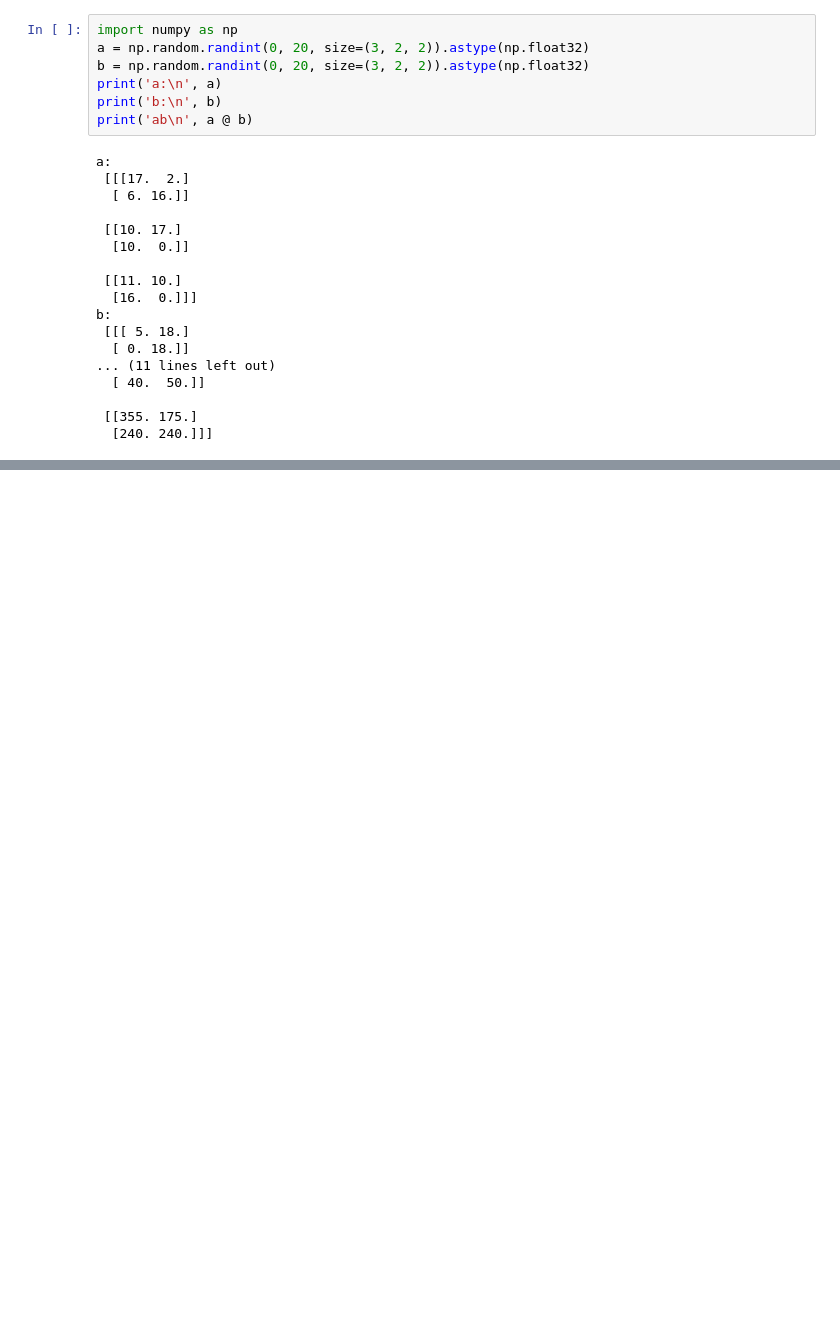
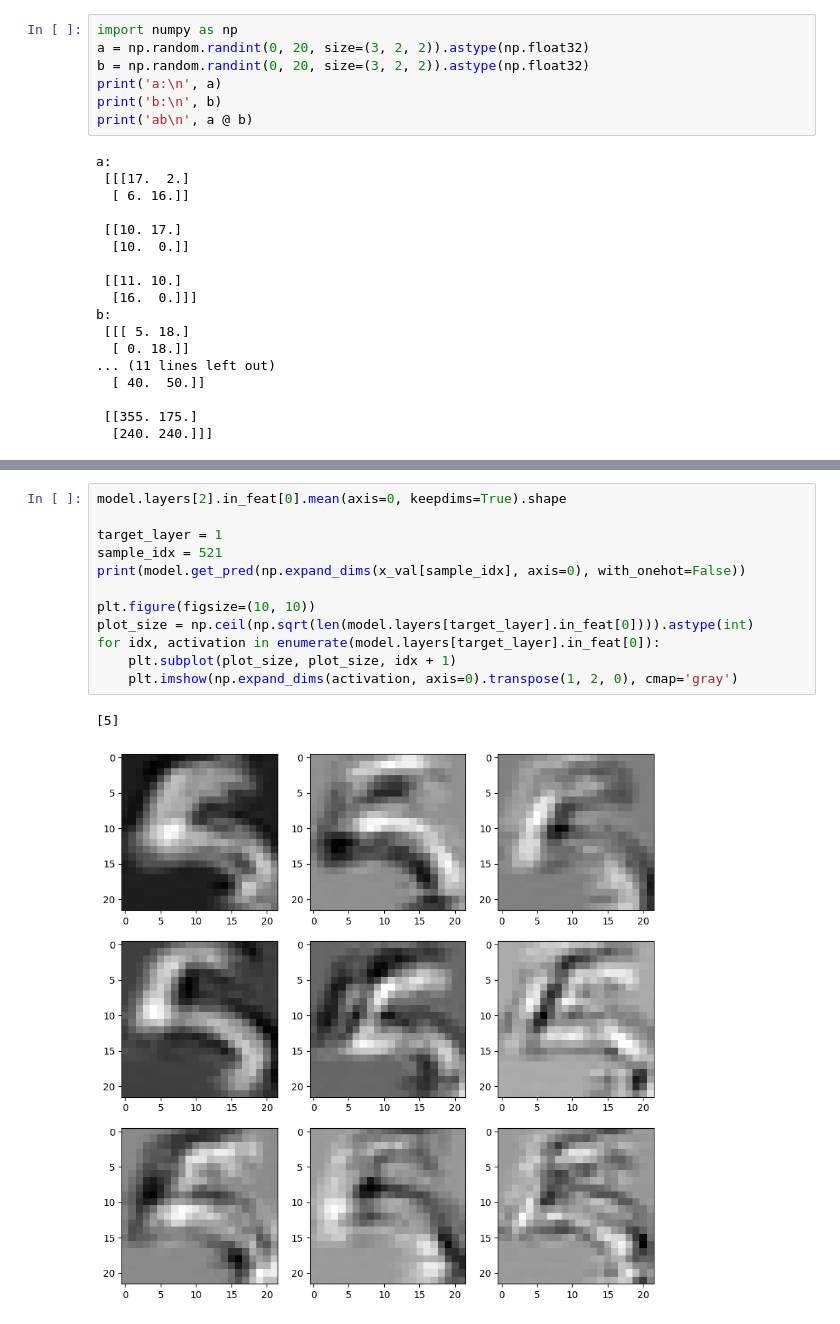
Before and after one commit to eddy0117/NN-From-Scratch, a Jupyter notebook: conv_implement.ipynb, the cells around one changed output, grey strips where cells are left out. Drawn from its saved outputs; the diff is of its cells as text; blank space fills up the shorter version.

```diff
--- a/conv_implement.ipynb
+++ b/conv_implement.ipynb
@@ -489,0 +610,15 @@ plt.imshow(model.layers[0].w[0, 0], cmap='gray')
+# %%
+model.layers[2].in_feat[0].mean(axis=0, keepdims=True).shape
+
+target_layer = 1
+sample_idx = 521
+print(model.get_pred(np.expand_dims(x_val[sample_idx], axis=0), with_onehot=False))
+
+plt.figure(figsize=(10, 10))
+plot_size = np.ceil(np.sqrt(len(model.layers[target_layer].in_feat[0]))).astype(int)
+for idx, activation in enumerate(model.layers[target_layer].in_feat[0]):
+    plt.subplot(plot_size, plot_size, idx + 1)
+    plt.imshow(np.expand_dims(activation, axis=0).transpose(1, 2, 0), cmap='gray')
+# %% [output]
+[5]
+[figure, added]
```
Also changed, not shown: parts of 7 cells of this notebook, 3 other files.
